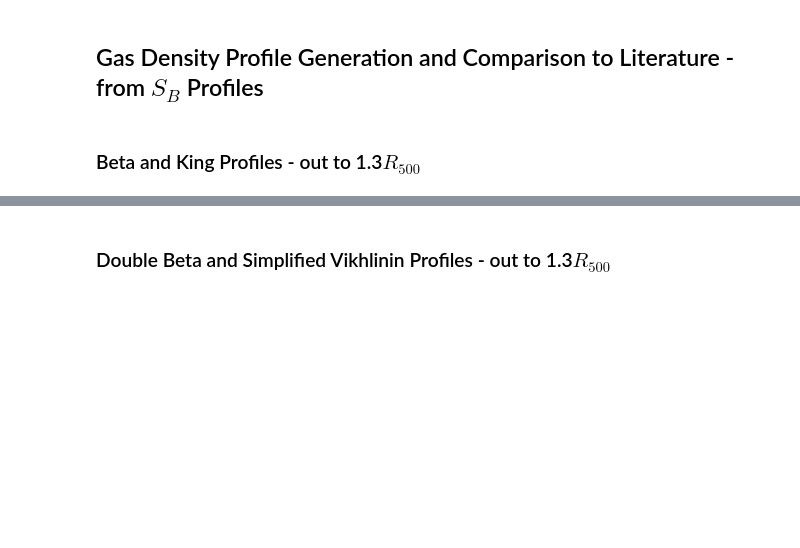
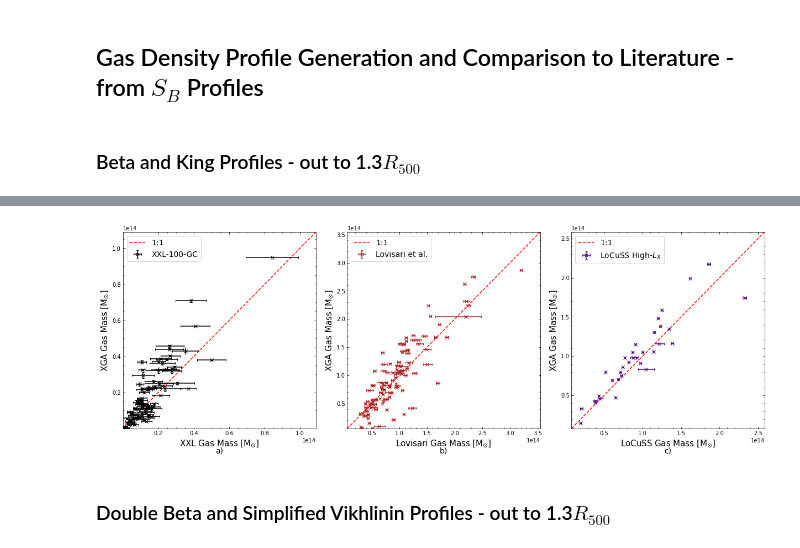
Before and after one commit to DavidT3/XCS-Mass-Paper-I-Analysis, a Jupyter notebook: gas_mass_comparisons.ipynb, the cells around one changed output, grey strips where cells are left out. Drawn from its saved outputs; the diff is of its cells as text; code cells hidden in the pictures; blank space fills up the shorter version.

```diff
--- a/gas_mass_comparisons.ipynb
+++ b/gas_mass_comparisons.ipynb
@@ -206,7 +230,7 @@ sb_mod.par_priors
 # %%
-xxl_beta_13_dp = inv_abel_fitted_model(xxl_srcs, sb_mod, 'mcmc', xxl_srcs.r500*1.3,
+xxl_beta_13_dp = inv_abel_fitted_model(xxl_srcs, 'beta', 'mcmc', xxl_srcs.r500*1.3,
                                        conv_temp=xxl_conv_txs, conv_outer_radius=Quantity(300, 'kpc'))
-lov_beta_13_dp = inv_abel_fitted_model(lovisari_srcs, sb_mod, 'mcmc', lovisari_srcs.r500*1.3,
+lov_beta_13_dp = inv_abel_fitted_model(lovisari_srcs, 'beta', 'mcmc', lovisari_srcs.r500*1.3,
                                        conv_temp=lov_conv_txs)
-loc_beta_13_dp = inv_abel_fitted_model(locuss_srcs, sb_mod, 'mcmc', locuss_srcs.r500*1.3,
+loc_beta_13_dp = inv_abel_fitted_model(locuss_srcs, 'beta', 'mcmc', locuss_srcs.r500*1.3,
                                        conv_temp=loc_conv_txs)
@@ -218,17 +279,17 @@ d_mod.par_priors
 with tqdm(desc="Fitting density model to XXL profiles", total=len(xxl_beta_13_dp)) as onwards:
     for dp in xxl_beta_13_dp:
         if dp is not None:
-            dp.fit(d_mod, progress_bar=False)
+            dp.fit('king', progress_bar=False)
         onwards.update(1)
 
 with tqdm(desc="Fitting density model to Lovisari profiles", total=len(lov_beta_13_dp)) as onwards:
     for dp in lov_beta_13_dp:
         if dp is not None:
-            dp.fit(d_mod, progress_bar=False)
+            dp.fit('king', progress_bar=False)
         onwards.update(1)
 
 with tqdm(desc="Fitting density model to LoCuSS profiles", total=len(loc_beta_13_dp)) as onwards:
     for dp in loc_beta_13_dp:
         if dp is not None:
-            dp.fit(d_mod, progress_bar=False)
+            dp.fit('king', progress_bar=False)
         onwards.update(1)
@@ -272,7 +340,7 @@ sublabel_ypos = -0.115
 sublabel_fsize = 14
 
 # Set up the matplotlib figure with 3 columns, meaning three subplots
-fig, ax_arr = plt.subplots(ncols=3, figsize=(16, 6))
+fig, ax_arr = plt.subplots(ncols=3, figsize=(17, 6))
 
 # Iterating through the array of axes objects, setting up the ticks
 for ax in ax_arr:
@@ -290,7 +358,7 @@ xxl_lims = find_lims(xxl_lit_gms, xxl_beta_king_13_gm).value
 plt.plot(xxl_lims, xxl_lims, color='red', linestyle="dashed", label="1:1")
 # Plotting the two datasets with uncertainties
 plt.errorbar(xxl_lit_gms[:, 0].value, xxl_beta_king_13_gm[:, 0].value, xerr=xxl_lit_gms[:, 1].value,
-             yerr=[xxl_beta_king_13_gm[:, 1].value, xxl_beta_king_13_gm[:, 2].value], fmt='x',
+             yerr=xxl_beta_king_13_gm[:, 1:].T.value, fmt='x',
              color=xxl_colour, capsize=2, label="XXL-100-GC")
 
 # # Labelling axes, setting labels etc.
@@ -315,8 +383,8 @@ lov_lims = find_lims(lov_lit_gms, lov_beta_king_13_gm).value
 plt.plot(lov_lims, lov_lims, color='red', linestyle="dashed", label="1:1")
 # Plotting the two datasets with uncertainties
 plt.errorbar(lov_lit_gms[:, 0].value, lov_beta_king_13_gm[:, 0].value,
-             xerr=[lov_lit_gms[:, 1].value, lov_lit_gms[:, 2].value],
-             yerr=[lov_beta_king_13_gm[:, 1].value, lov_beta_king_13_gm[:, 2].value], fmt='x',
+             xerr=lov_lit_gms[:, 1:].T.value,
+             yerr=lov_beta_king_13_gm[:, 1:].T.value, fmt='x',
              color=lov_colour, capsize=2, label="Lovisari et al.")
 
 # Labelling axes, setting labels etc.
@@ -327,35 +395,37 @@ ax.set_ylim(lov_lims)
 ax.text(0.5, sublabel_ypos, s='b)', horizontalalignment='center', verticalalignment='center',
         transform=ax.transAxes, fontsize=sublabel_fsize)
 ax.legend(loc='best', fontsize=14)
 
 # Reading out the last axis in the array of axes
 ax = ax_arr[2]
 plt.sca(ax)
 
 # Fetching appropriate limits for comparing the two sets of gas-mass measurements
 loc_lims = find_lims(loc_lit_gms, loc_beta_king_13_gm).value
 
 # Plotting a 1:1 line to help with comparisons
 plt.plot(loc_lims, loc_lims, color='red', linestyle="dashed", label="1:1")
 # Plotting the two datasets with uncertainties
 plt.errorbar(loc_lit_gms[:, 0].value, loc_beta_king_13_gm[:, 0].value,
              xerr=loc_lit_gms[:, 1].value,
-             yerr=[loc_beta_king_13_gm[:, 1].value, loc_beta_king_13_gm[:, 2].value], fmt='x',
+             yerr=loc_beta_king_13_gm[:, 1:].T.value, fmt='x',
              color=loc_colour, capsize=2, label=r"LoCuSS High-$L_{\rm{X}}$")
 
 # Labelling axes, setting labels etc.
 ax.set_xlabel(r"LoCuSS Gas Mass [M$_{\odot}$]", fontsize=15)
 ax.set_xlim(loc_lims)
 ax.set_ylabel("XGA Gas Mass [M$_{\odot}$]", fontsize=15)
 ax.set_ylim(loc_lims)
 ax.text(0.5, sublabel_ypos, s='c)', horizontalalignment='center', verticalalignment='center',
         transform=ax.transAxes, fontsize=sublabel_fsize)
 ax.legend(loc='best', fontsize=14)
 
 # Saving and plotting the resulting figure
 plt.tight_layout()
-# plt.savefig("non_paper_figures/xxl_lov_loc_beta_king_1.3r500_gm_comp.pdf")
+plt.savefig("non_paper_figures/xxl_lov_loc_beta_king_1.3r500_gm_comp.pdf")
 plt.show()
+# %% [output]
+[figure, added]
 # %% [markdown]
 ### Double Beta and Simplified Vikhlinin Profiles - out to 1.3$R_{500}$
 # %%
```
Also changed, not shown: parts of 21 cells of this notebook, 2 other files.
